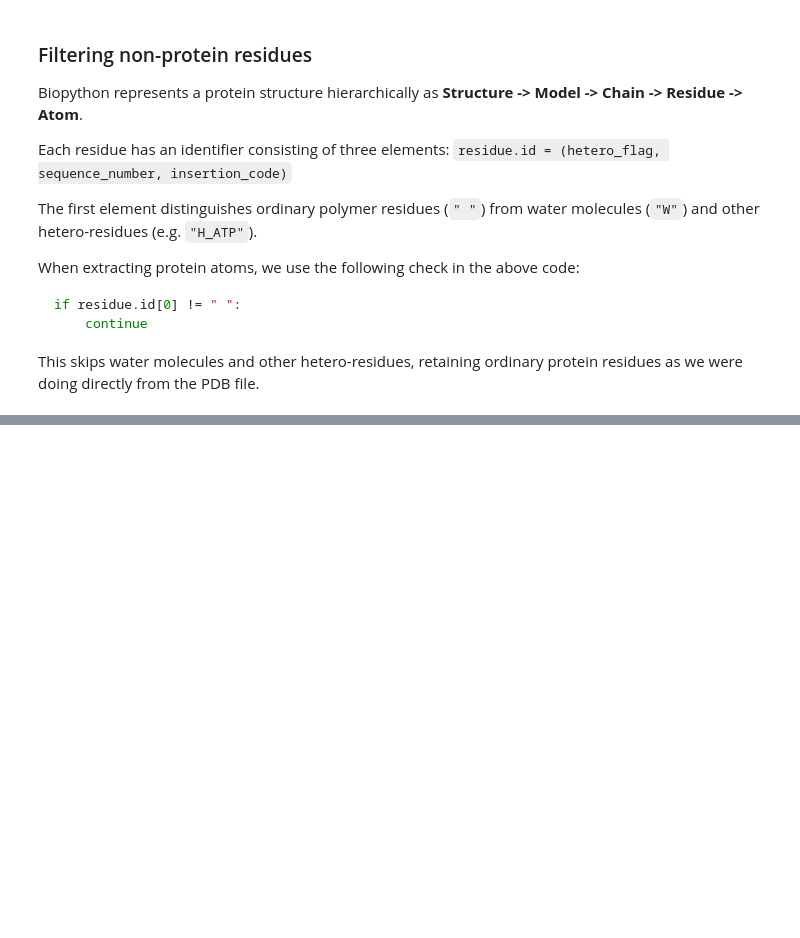
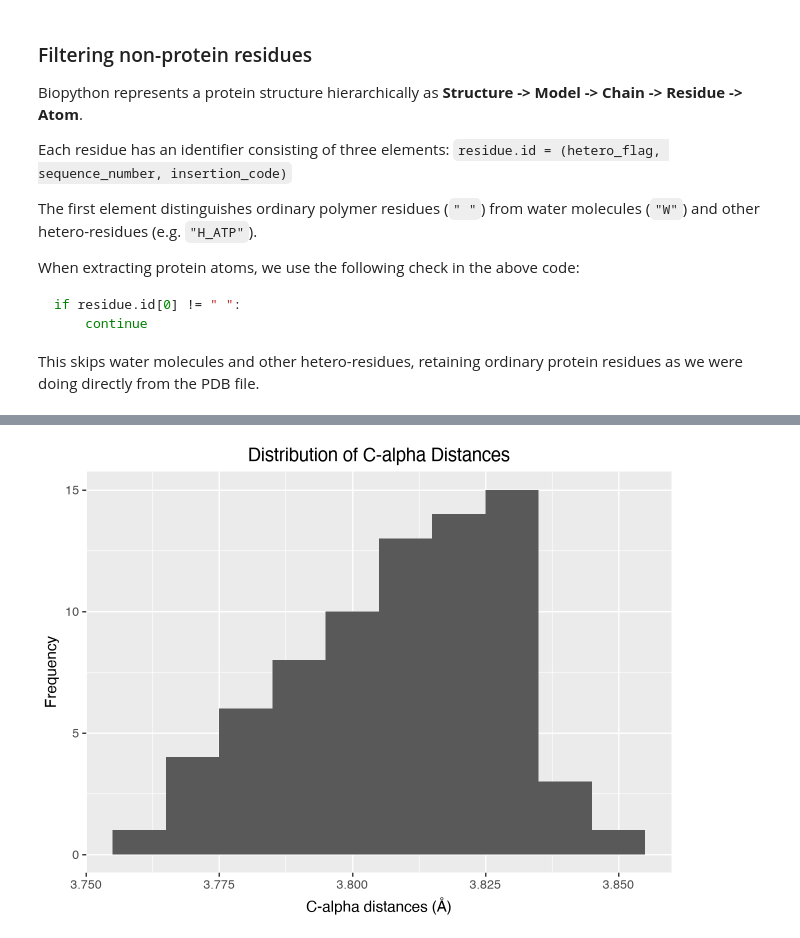
Before and after one commit to sbonner0/tinycofold, a Jupyter notebook: notebooks/01_Data/1_Understanding_PDB_Files.ipynb, the cells around one changed output, grey strips where cells are left out. Saved outputs shown, nothing was run; the diff lists cells and outputs as text; code cells hidden in the pictures; blank space fills up the shorter version.

Commit message:
add data viz figures

```diff
--- a/notebooks/01_Data/1_Understanding_PDB_Files.ipynb
+++ b/notebooks/01_Data/1_Understanding_PDB_Files.ipynb
@@ -224,0 +242,20 @@ This skips water molecules and other hetero-residues, retaining ordinary protein
+# %%
+import numpy as np
+import plotnine as pn
+
+coordinates = df.loc[df["atom"].eq("CA"), ["x", "y", "z"]].to_numpy()
+
+ca_distances = np.linalg.norm(np.diff(coordinates, axis=0), axis=1)
+distances_df = pd.DataFrame({"ca_distances": ca_distances})
+
+(
+    pn.ggplot(distances_df, pn.aes(x="ca_distances"))
+    + pn.geom_histogram(binwidth=0.01)
+    + pn.labs(
+        x="C-alpha distances (Å)",
+        y="Frequency",
+        title="Distribution of C-alpha Distances",
+    )
+)
+# %% [output]
+[figure, added]
```
Also changed, not shown: parts of 8 cells of this notebook.
